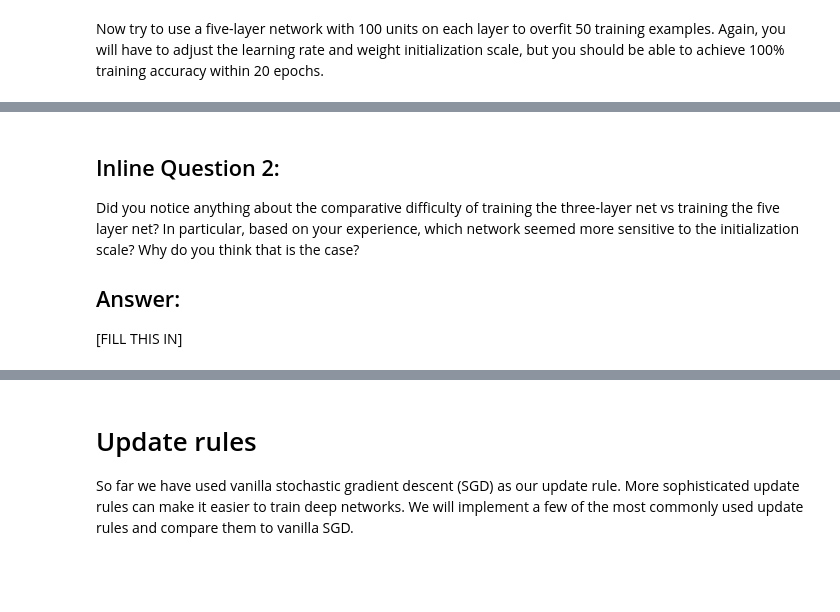
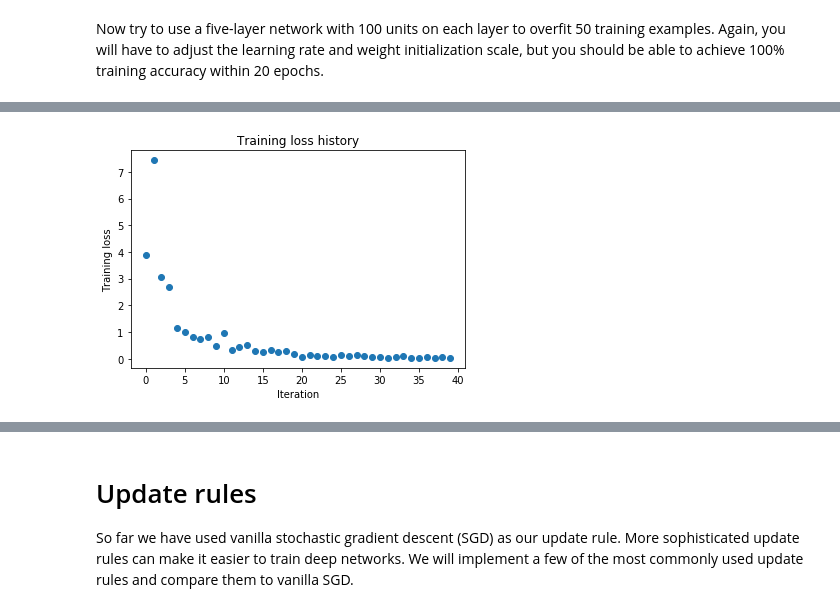
Before and after one commit to jvenepal/cs231n-spring2020, a Jupyter notebook: assignment2/FullyConnectedNets.ipynb, the cells around one changed output, grey strips where cells are left out. Saved outputs shown, nothing was run; the diff lists cells and outputs as text; code cells hidden in the pictures; blank space fills up the shorter version.

```diff
--- a/assignment2/FullyConnectedNets.ipynb
+++ b/assignment2/FullyConnectedNets.ipynb
@@ -454,8 +530,8 @@ small_data = {
   'y_val': data['y_val'],
 }
 
-learning_rate = 2e-3  # Experiment with this!
-weight_scale = 1e-5   # Experiment with this!
+learning_rate = 1e-2  # Experiment with this!
+weight_scale = 5e-2   # Experiment with this!
 model = FullyConnectedNet([100, 100, 100, 100],
                 weight_scale=weight_scale, dtype=np.float64)
 solver = Solver(model, small_data,
@@ -472,3 +548,4 @@ plt.title('Training loss history')
 plt.xlabel('Iteration')
 plt.ylabel('Training loss')
 plt.show()
+# %% [output]
@@ -475,6 +569 @@ plt.show()
+[figure, added]
-# %% [markdown]
-## Inline Question 2:
-Did you notice anything about the comparative difficulty of training the three-layer net vs training the five layer net? In particular, based on your experience, which network seemed more sensitive to the initialization scale? Why do you think that is the case?
-
-## Answer:
-[FILL THIS IN]
```
Also changed, not shown: parts of 10 cells of this notebook, 2 other files.
